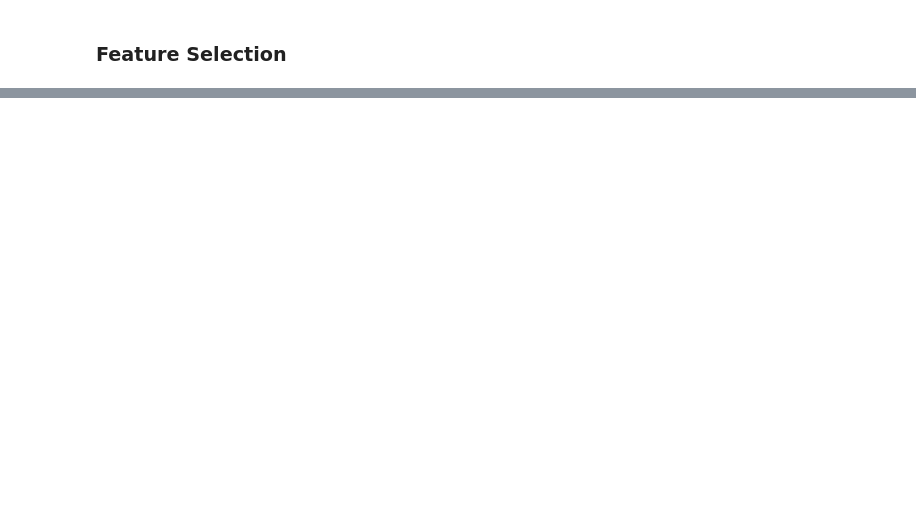
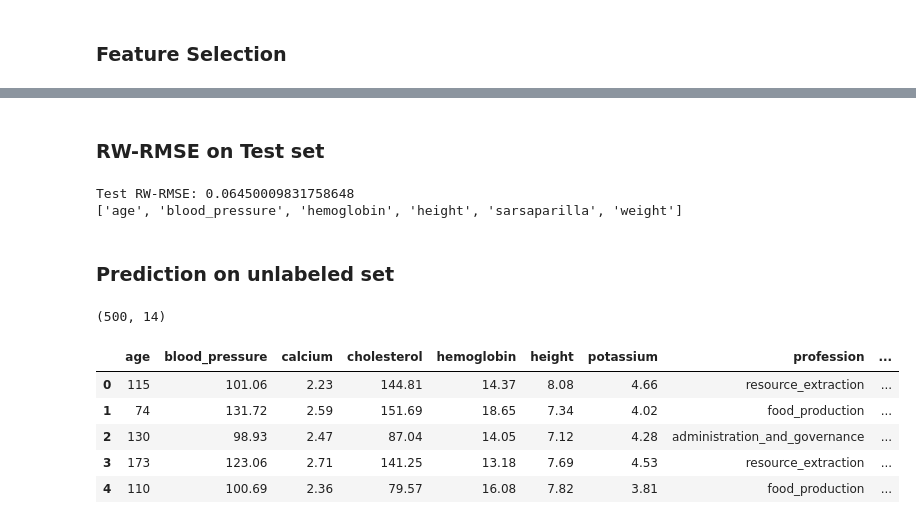
Before and after one commit to Edouard1000/Deep-learning, a Jupyter notebook: notebook.ipynb, the cells around one changed output, grey strips where cells are left out. Drawn from its saved outputs; the diff is of its cells as text; code cells hidden in the pictures; blank space fills up the shorter version.

```diff
--- a/notebook.ipynb
+++ b/notebook.ipynb
@@ -222,0 +567,31 @@ X_learn_A.head(10)
+# %% [markdown]
+### RW-RMSE on Test set
+# %%
+y_pred_test_final_forward = pipeline_A_final_forward.predict(X_test_A)
+
+print(
+    "Test RW-RMSE:",
+    rw_rmse(y_test, y_pred_test_final_forward)
+)
+
+print(features_A_final_forward)
+# %% [output]
+Test RW-RMSE: 0.06450009831758648
+['age', 'blood_pressure', 'hemoglobin', 'height', 'sarsaparilla', 'weight']
+# %% [markdown]
+### Prediction on unlabeled set
+# %%
+X_unlabeled = pd.read_csv(
+    "data_student/data_unlabeled/X.csv"
+)
+
+print(X_unlabeled.shape)
+X_unlabeled.head()
+# %% [output]
+(500, 14)
+|  | age | blood_pressure | calcium | cholesterol | hemoglobin | height | potassium | profession | ... |
+| 0 | 115 | 101.06 | 2.23 | 144.81 | 14.37 | 8.08 | 4.66 | resource_extraction | ... |
+| 1 | 74 | 131.72 | 2.59 | 151.69 | 18.65 | 7.34 | 4.02 | food_production | ... |
+| 2 | 130 | 98.93 | 2.47 | 87.04 | 14.05 | 7.12 | 4.28 | administration_and_governance | ... |
+| 3 | 173 | 123.06 | 2.71 | 141.25 | 13.18 | 7.69 | 4.53 | resource_extraction | ... |
+| 4 | 110 | 100.69 | 2.36 | 79.57 | 16.08 | 7.82 | 3.81 | food_production | ... |
```
Also changed, not shown: parts of 21 cells of this notebook, 5 other files.
